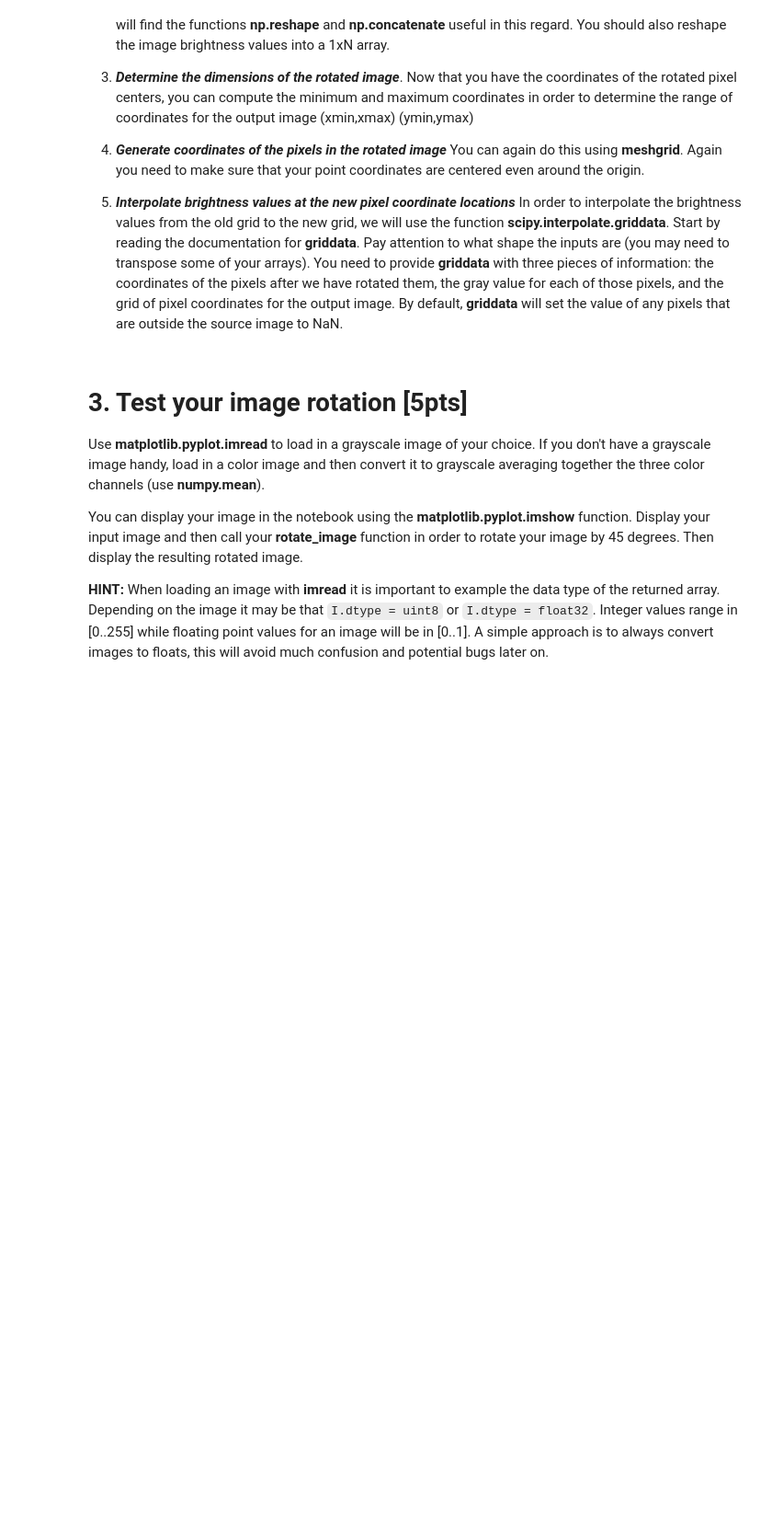
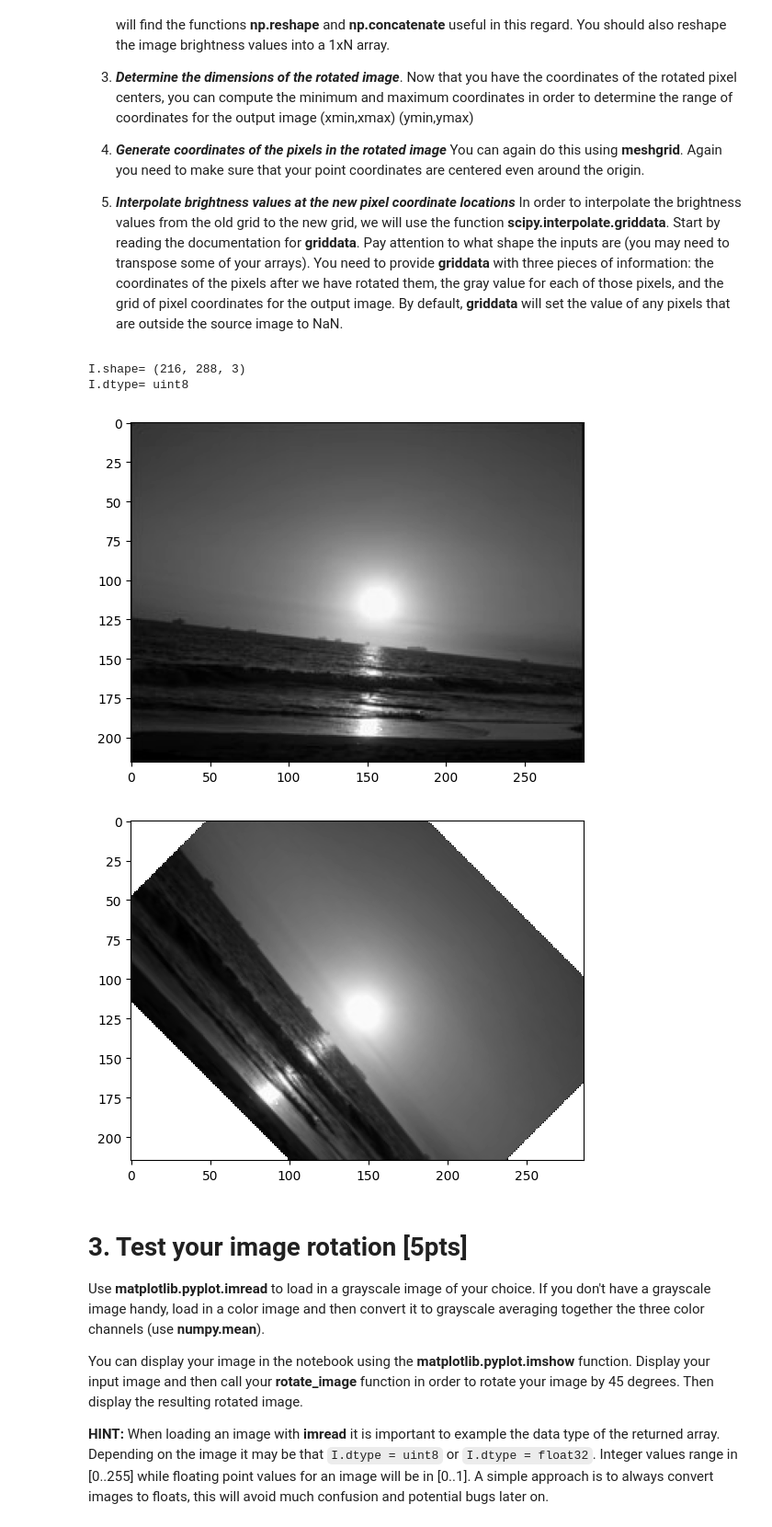
Before and after one commit to kaifanyu/Computer-Vision, a Jupyter notebook: HW1/assignment1_release.ipynb, the cells around one changed output. Shown at 92% size. Drawn from its saved outputs; the diff is of its cells as text; code cells hidden in the pictures; blank space fills up the shorter version.

```diff
--- a/HW1/assignment1_release.ipynb
+++ b/HW1/assignment1_release.ipynb
@@ -235,6 +242,48 @@ def rotate_image(image,angle):
 
     # return the resulting image
     return image_rotated
+# %%
+#load an image
+I = plt.imread("crooked_horizon.jpg")
+
+#display the shape of the array and data type
+print("I.shape=",I.shape,"\nI.dtype=",I.dtype)
+
+#convert to float data type and scale to [0..1] if necessary
+if (I.dtype == np.uint8):
+    I = I.astype(float) / 256
+
+#I.dtype should now be float
+
+#if your image is color (shape HxWx3), convert to grayscale by averaging together
+# the three color channels (R,G,B).  If your image has an alpha channel (HxWx4)
+# you should just drop it.
+def rgb2gray(rgb):
+    return np.dot(rgb[...,:3], [0.2989, 0.5870, 0.1140])
+
+
+image = rgb2gray(I)
+
+# display the image in the notebook using a grayscale colormap
+plt.figure()
+plt.imshow(image,cmap=plt.cm.gray)
+
+# #force matplotlib to go ahead and display the plot immediately
+plt.show()
+
+# #rotate the image 45 degrees
+image_rot = rotate_image(image,45)
+
+# #display the rotated image
+plt.figure()
+plt.imshow(image_rot,cmap=plt.cm.gray)
+plt.show()
+# ...
+# %% [output]
+I.shape= (216, 288, 3)
+I.dtype= uint8
+[figure, added]
+[figure, added]
 # %% [markdown]
 # 3. Test your image rotation [5pts]
 
```
Also changed, not shown: parts of 4 cells of this notebook.
